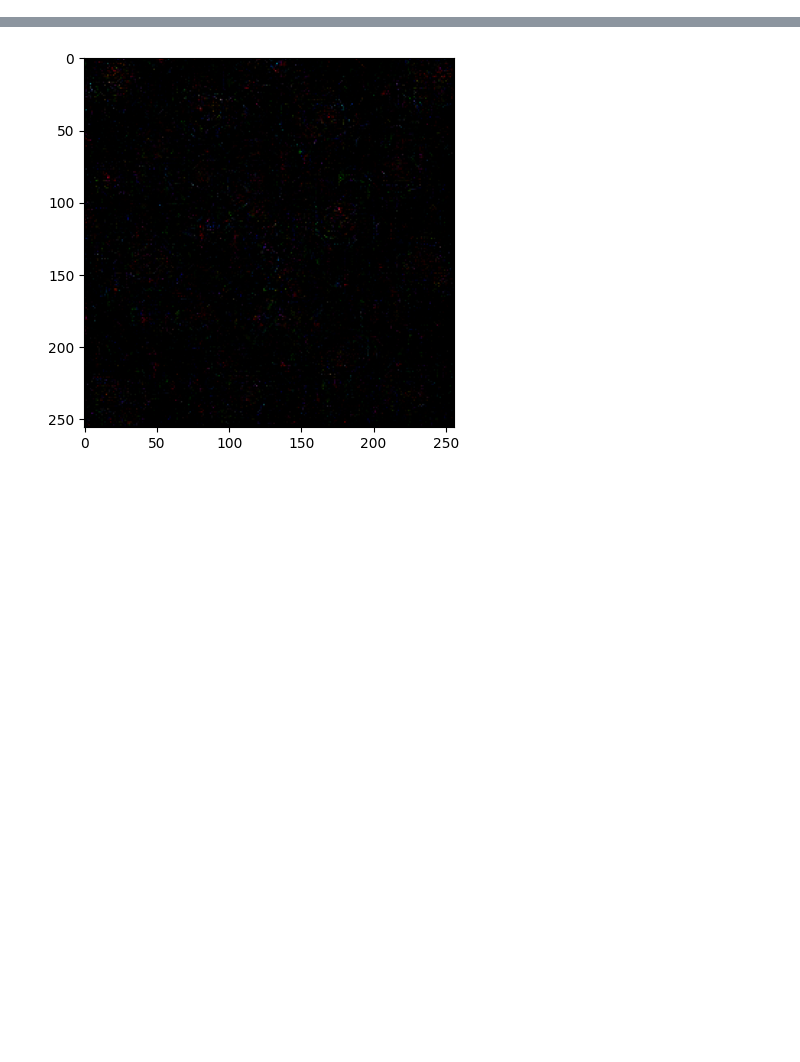
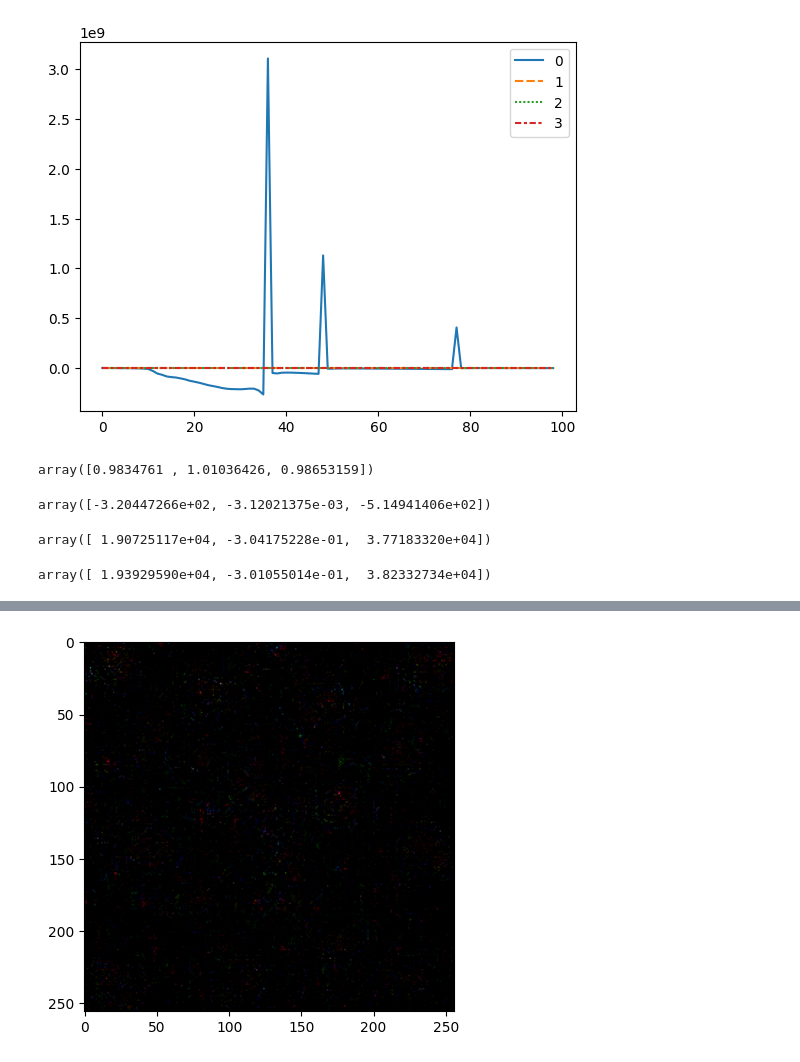
Before and after one commit to jsong2333333/round-11, a Jupyter notebook: projects/trigger_inversion/src/trigger_inversion_untargeted.ipynb, the cells around one changed output, grey strips where cells are left out. Saved outputs shown, nothing was run; the diff lists cells and outputs as text; code cells hidden in the pictures; blank space fills up the shorter version.

```diff
--- a/projects/trigger_inversion/src/trigger_inversion_untargeted.ipynb
+++ b/projects/trigger_inversion/src/trigger_inversion_untargeted.ipynb
@@ -166,0 +175,20 @@ sns.lineplot(data=losses_df.iloc[:, :]);
+# %%
+sns.lineplot(data=np.diff(losses, axis=0));
+# %% [output]
+[figure, added]
+# %%
+np.asarray(losses)[-2, 1:]/np.asarray(losses)[-1, 1:]
+# %% [output]
+array([0.9834761 , 1.01036426, 0.98653159])
+# %%
+np.asarray(losses)[-2, 1:]-np.asarray(losses)[-1, 1:]
+# %% [output]
+array([-3.20447266e+02, -3.12021375e-03, -5.14941406e+02])
+# %%
+np.asarray(losses)[-2, 1:]
+# %% [output]
+array([ 1.90725117e+04, -3.04175228e-01,  3.77183320e+04])
+# %%
+np.asarray(losses)[-1, 1:]
+# %% [output]
+array([ 1.93929590e+04, -3.01055014e-01,  3.82332734e+04])
```
Also changed, not shown: parts of 8 cells of this notebook, 26 other files.
